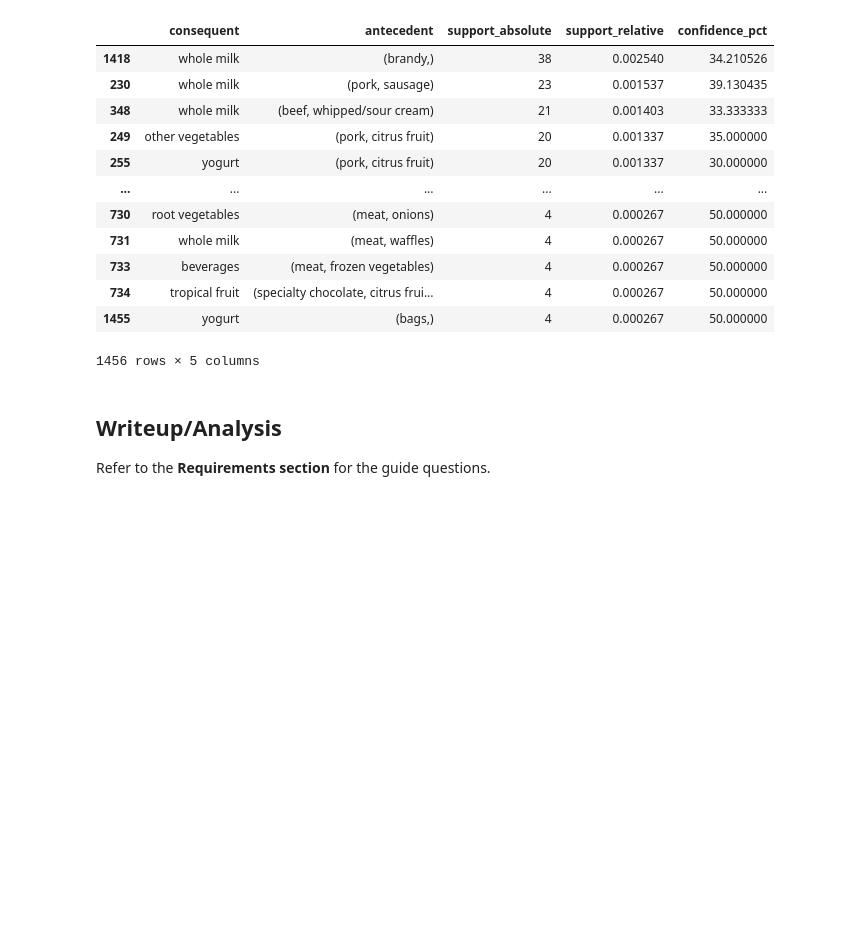
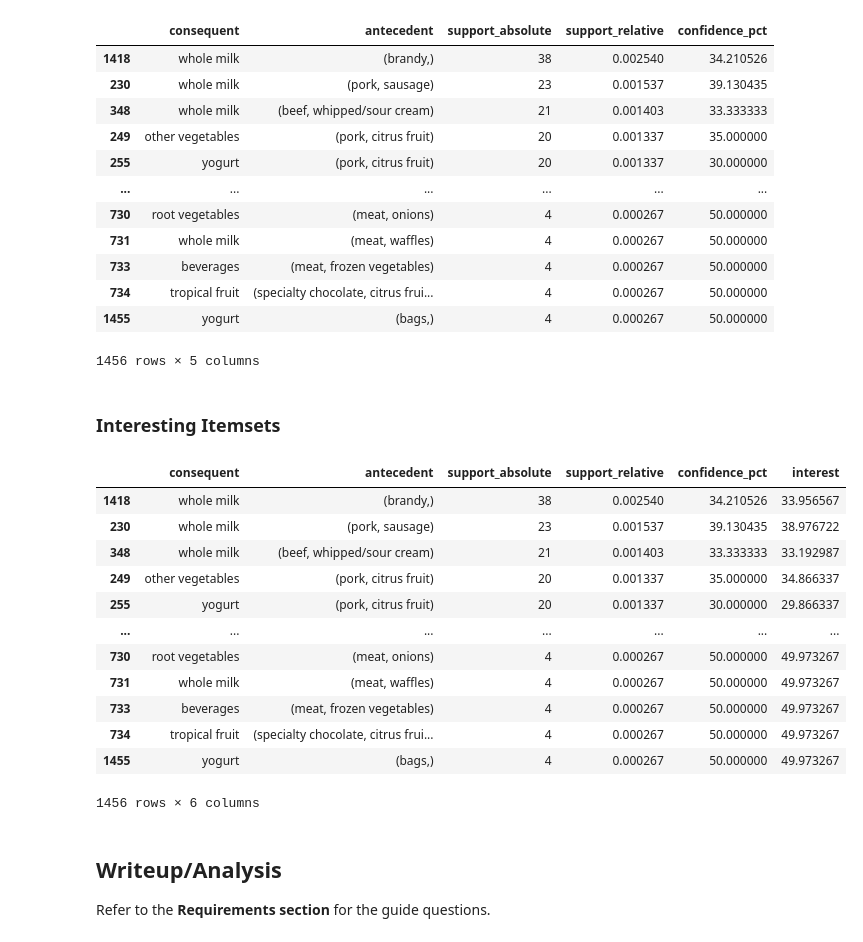
Before and after one commit to KyleCarlo/AssocRuleLearning, a Jupyter notebook: GroceriesDataset.ipynb, the cells around one changed output. Cells and saved outputs as stored; diff of their text form; code cells hidden in the pictures; blank space fills up the shorter version.

```diff
--- a/notebook.ipynb
+++ b/GroceriesDataset.ipynb
@@ -257,7 +263,8 @@ plt.show()
 # %% [output]
 [figure]
 # %%
-get_sig(-4, 30, transactions)
+df_result = get_sig(-4, 30, transactions)
+df_result
 # %% [output]
 |  | consequent | antecedent | support_absolute | support_relative | confidence_pct |
 | 1418 | whole milk | (brandy,) | 38 | 0.002540 | 34.210526 |
@@ -272,6 +279,29 @@ get_sig(-4, 30, transactions)
 | 734 | tropical fruit | (specialty chocolate, citrus frui... | 4 | 0.000267 | 50.000000 |
 | 1455 | yogurt | (bags,) | 4 | 0.000267 | 50.000000 |
 1456 rows × 5 columns
+# %% [markdown]
+### Interesting Itemsets
+# %%
+### NOT FINAL
+
+for rule in df_result:
+    df_result['interest'] = df_result['confidence_pct'] - (df_result['support_relative'] * 100)
+
+df_result
+# %% [output]
+|  | consequent | antecedent | support_absolute | support_relative | confidence_pct | interest |
+| 1418 | whole milk | (brandy,) | 38 | 0.002540 | 34.210526 | 33.956567 |
+| 230 | whole milk | (pork, sausage) | 23 | 0.001537 | 39.130435 | 38.976722 |
+| 348 | whole milk | (beef, whipped/sour cream) | 21 | 0.001403 | 33.333333 | 33.192987 |
+| 249 | other vegetables | (pork, citrus fruit) | 20 | 0.001337 | 35.000000 | 34.866337 |
+| 255 | yogurt | (pork, citrus fruit) | 20 | 0.001337 | 30.000000 | 29.866337 |
+| ... | ... | ... | ... | ... | ... | ... |
+| 730 | root vegetables | (meat, onions) | 4 | 0.000267 | 50.000000 | 49.973267 |
+| 731 | whole milk | (meat, waffles) | 4 | 0.000267 | 50.000000 | 49.973267 |
+| 733 | beverages | (meat, frozen vegetables) | 4 | 0.000267 | 50.000000 | 49.973267 |
+| 734 | tropical fruit | (specialty chocolate, citrus frui... | 4 | 0.000267 | 50.000000 | 49.973267 |
+| 1455 | yogurt | (bags,) | 4 | 0.000267 | 50.000000 | 49.973267 |
+1456 rows × 6 columns
 # %% [markdown]
 ## Writeup/Analysis
 
```
Also changed, not shown: parts of 13 cells of this notebook.
